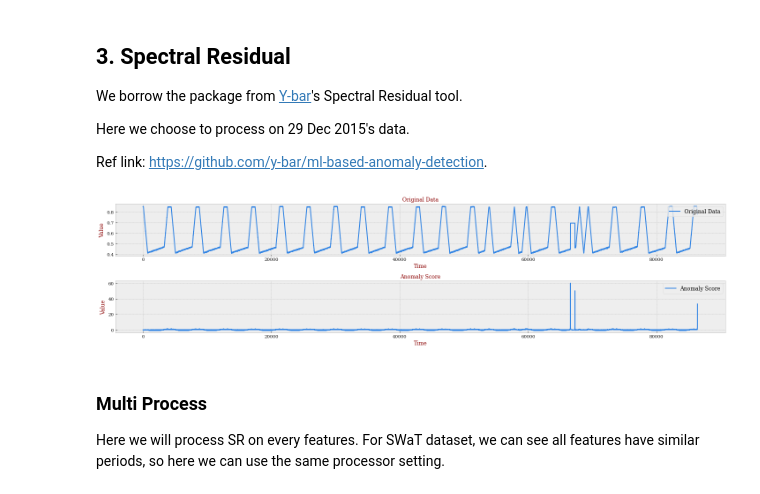
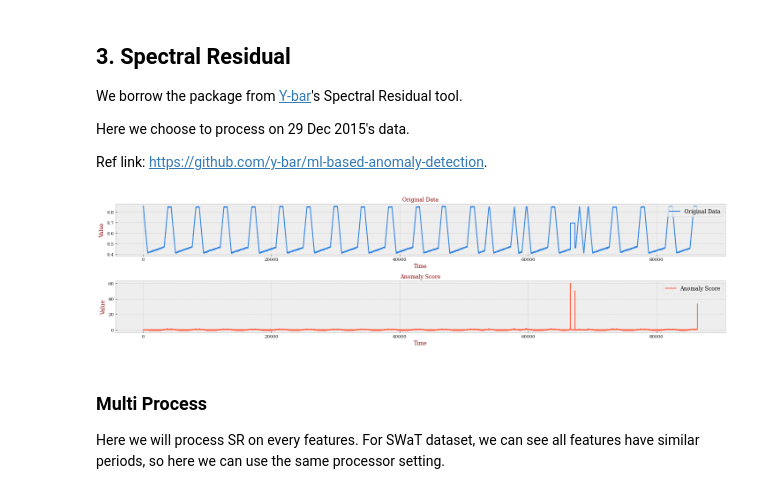
Before and after one commit to cbhua/swat-preprocess, a Jupyter notebook: notebook/swat-2015-process.ipynb, the cells around one changed output. Drawn from its saved outputs; the diff is of its cells as text; code cells hidden in the pictures.

```diff
--- a/notebook/swat-2015-process.ipynb
+++ b/notebook/swat-2015-process.ipynb
@@ -85,32 +85,32 @@ anomaly_score = processor.generate_anomaly_score(sample)
 # %%
 x = range(idx_end - idx_start)
 
 with plt.style.context('bmh'):
     font = {'color': 'darkred', 'size': 12, 'family': 'serif'}
     font_legend = {'size': 12, 'family': 'serif'}
 
     fig, axs = plt.subplots(2, 1, figsize=(20, 5))
 
     axs[0].plot(x, sample, label='Original Data', color='#2f83e4')
     axs[0].set_xlabel('Time', fontdict=font)
     axs[0].set_ylabel('Value', fontdict=font)
     axs[0].set_title('Original Data', fontdict=font)
     axs[0].legend(loc='upper right', prop=font_legend)
     labels = axs[0].get_xticklabels() + axs[0].get_yticklabels()
     [label.set_fontname('serif') for label in labels]
 
-    axs[1].plot(x, anomaly_score, label='Anomaly Score', color='#2f83e4')
+    axs[1].plot(x, anomaly_score, label='Anomaly Score', color='tomato')
     axs[1].set_xlabel('Time', fontdict=font)
     axs[1].set_ylabel('Value', fontdict=font)
     axs[1].set_title('Anomaly Score', fontdict=font)
     axs[1].legend(loc='upper right', prop=font_legend)
     labels = axs[1].get_xticklabels() + axs[1].get_yticklabels()
     [label.set_fontname('serif') for label in labels]
 
 plt.tight_layout()
 plt.savefig('../fig/swat-2015-sr-sample.png')
 # %% [output]
-[figure, old version]
+[figure, new version]
 # %% [markdown]
 ### Multi Process
 
```
Also changed, not shown: parts of 7 cells of this notebook.
